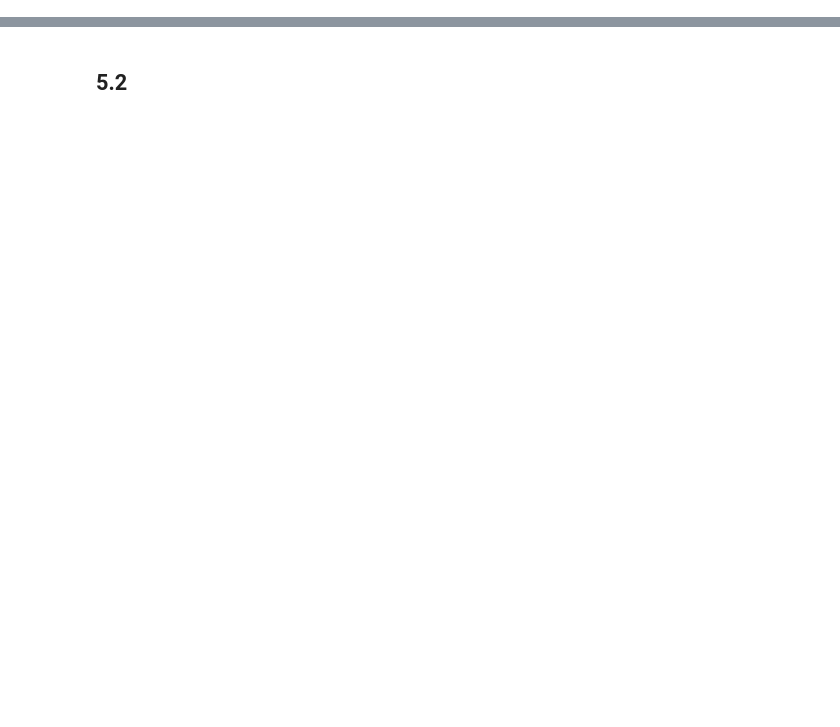
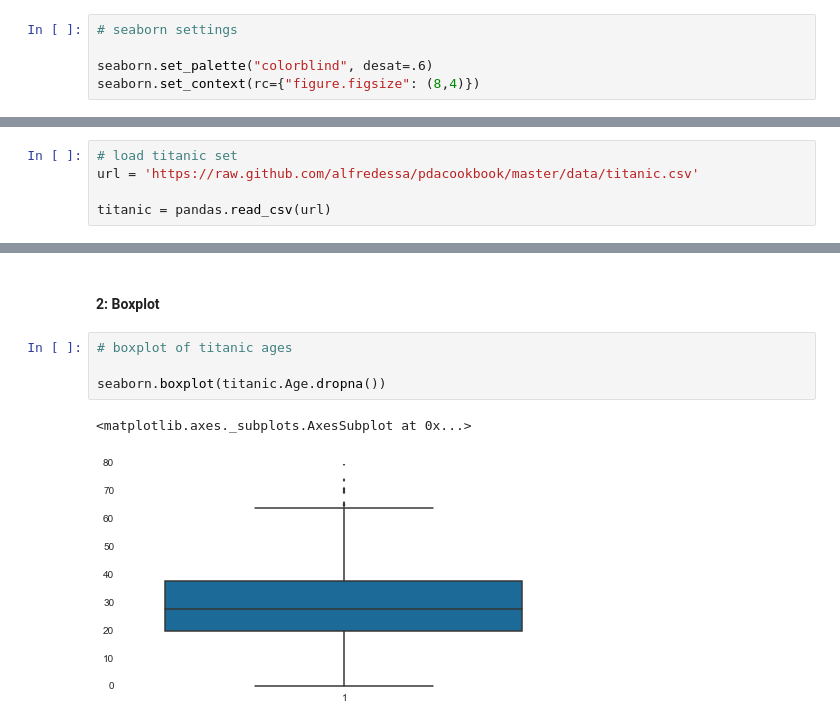
Before and after one commit to r-handsfield/datasciencepython, a Jupyter notebook: pandas_tutorials/3-2_descriptive_stats_and_visualizations.ipynb, the cells around one changed output, grey strips where cells are left out. Drawn from its saved outputs; the diff is of its cells as text; blank space fills up the shorter version.

Commit message:
Completes 3-2, with 5 visualizations everybody should know!

```diff
--- a/pandas_tutorials/3-2_descriptive_stats_and_visualizations.ipynb
+++ b/pandas_tutorials/3-2_descriptive_stats_and_visualizations.ipynb
@@ -0,0 +57,5 @@
+# %%
+# seaborn settings
+
+seaborn.set_palette("colorblind", desat=.6)
+seaborn.set_context(rc={"figure.figsize": (8,4)})
@@ -0,0 +64,5 @@
+# %%
+# load titanic set
+url = 'https://raw.github.com/alfredessa/pdacookbook/master/data/titanic.csv'
+
+titanic = pandas.read_csv(url)
@@ -1,2 +155,9 @@
 # %% [markdown]
-## 5.2
+#### 2: Boxplot
+# %%
+# boxplot of titanic ages
+
+seaborn.boxplot(titanic.Age.dropna())
+# %% [output]
+<matplotlib.axes._subplots.AxesSubplot at 0x...>
+[figure, added]
```
Also changed, not shown: parts of 40 cells of this notebook, 1 other file.
